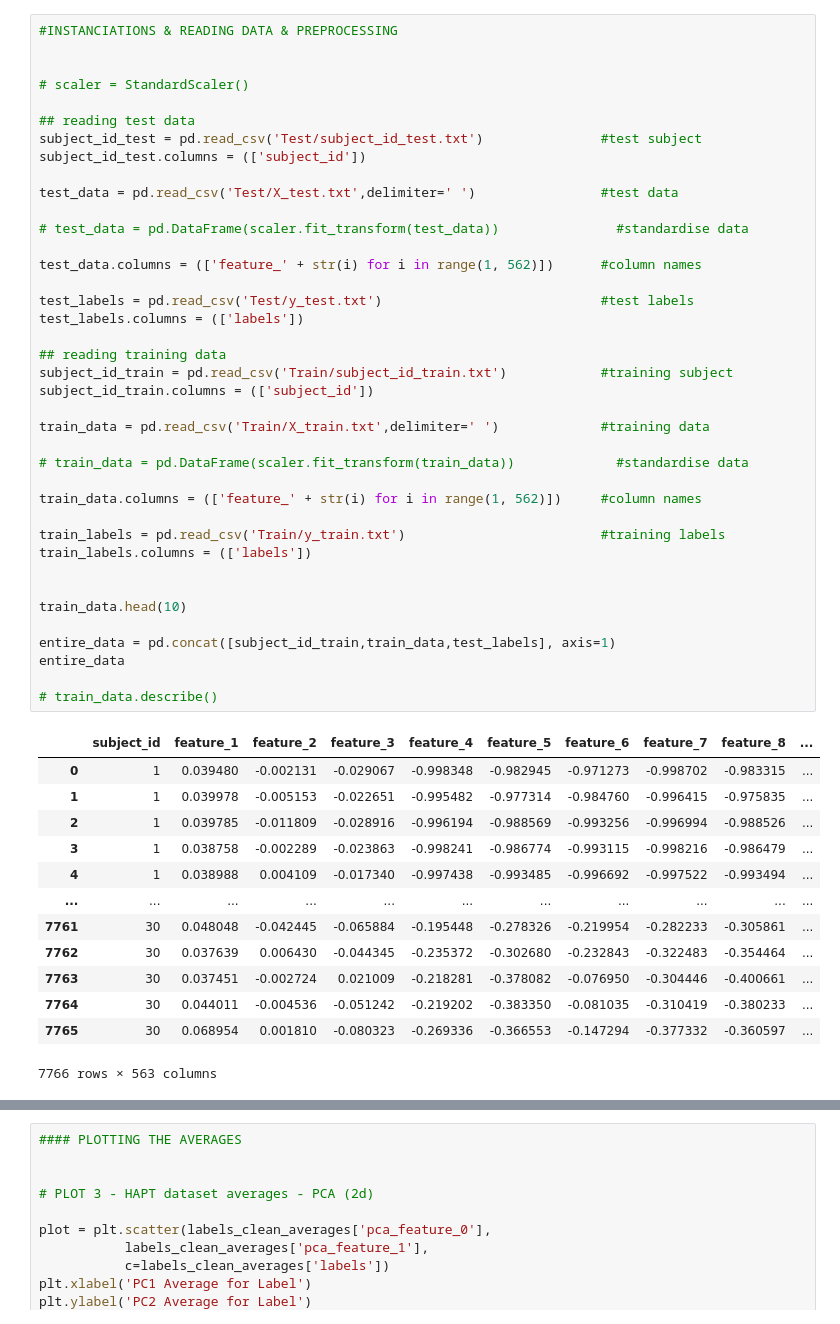
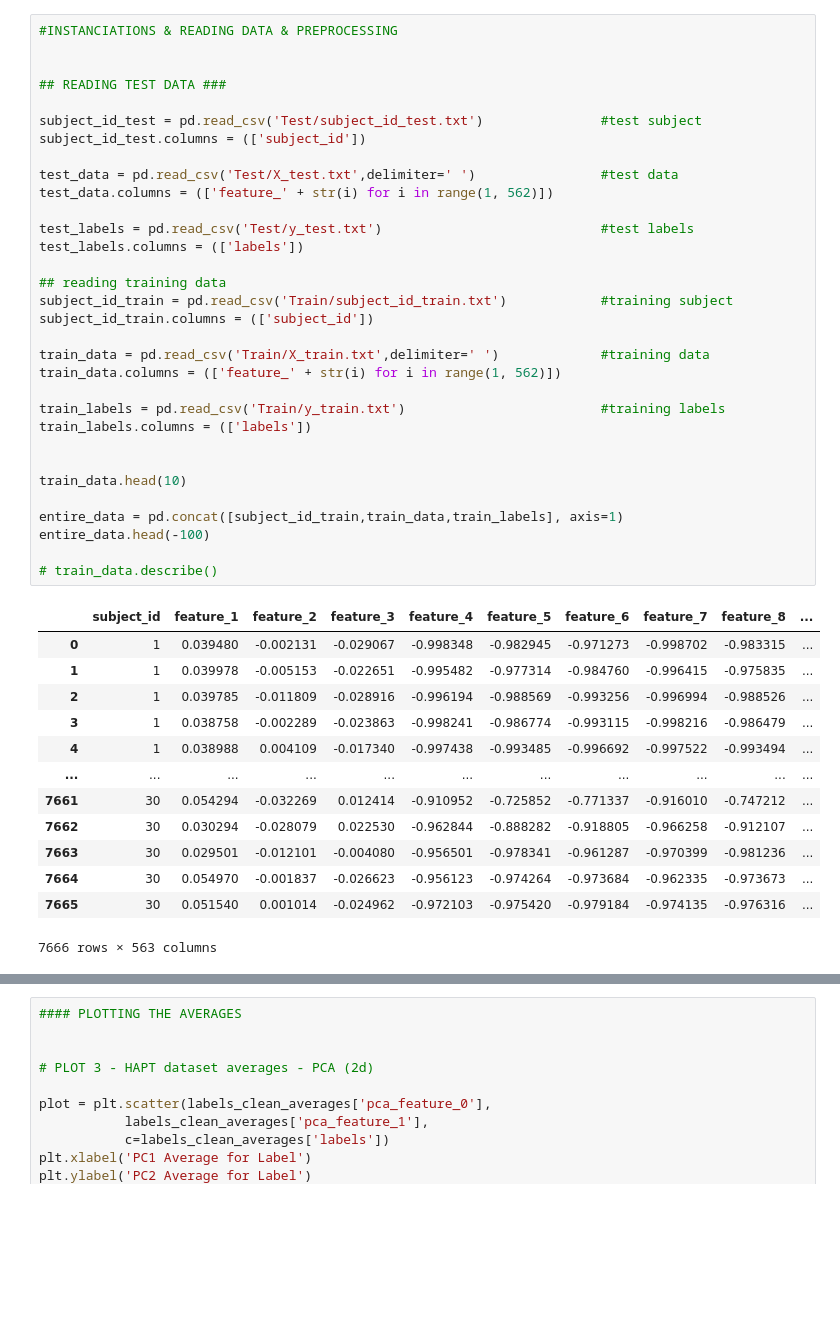
Before and after one commit to jayceeuzo/HAPT_auto_viz, a Jupyter notebook: hapt.ipynb, the cells around one changed output, grey strips where cells are left out. Drawn from its saved outputs; the diff is of its cells as text; blank space fills up the shorter version.

```diff
--- a/hapt.ipynb
+++ b/hapt.ipynb
@@ -28,55 +19,48 @@ def partition_by_criteria(data,criteria):
 #INSTANCIATIONS & READING DATA & PREPROCESSING
 
 
-# scaler = StandardScaler()
+## READING TEST DATA ###
 
-## reading test data
 subject_id_test = pd.read_csv('Test/subject_id_test.txt')               #test subject
 subject_id_test.columns = (['subject_id'])
 
 test_data = pd.read_csv('Test/X_test.txt',delimiter=' ')                #test data
-
-# test_data = pd.DataFrame(scaler.fit_transform(test_data))               #standardise data
-
-test_data.columns = (['feature_' + str(i) for i in range(1, 562)])      #column names
+test_data.columns = (['feature_' + str(i) for i in range(1, 562)])
 
 test_labels = pd.read_csv('Test/y_test.txt')                            #test labels
 test_labels.columns = (['labels'])
 
 ## reading training data
 subject_id_train = pd.read_csv('Train/subject_id_train.txt')            #training subject
 subject_id_train.columns = (['subject_id'])
 
 train_data = pd.read_csv('Train/X_train.txt',delimiter=' ')             #training data
-
-# train_data = pd.DataFrame(scaler.fit_transform(train_data))             #standardise data
-
-train_data.columns = (['feature_' + str(i) for i in range(1, 562)])     #column names
+train_data.columns = (['feature_' + str(i) for i in range(1, 562)])
 
 train_labels = pd.read_csv('Train/y_train.txt')                         #training labels
 train_labels.columns = (['labels'])
 
 
 train_data.head(10)
 
-entire_data = pd.concat([subject_id_train,train_data,test_labels], axis=1)
-entire_data
+entire_data = pd.concat([subject_id_train,train_data,train_labels], axis=1)
+entire_data.head(-100)
 
 # train_data.describe()
 # %% [output]
 |  | subject_id | feature_1 | feature_2 | feature_3 | feature_4 | feature_5 | feature_6 | feature_7 | feature_8 | ... |
 | 0 | 1 | 0.039480 | -0.002131 | -0.029067 | -0.998348 | -0.982945 | -0.971273 | -0.998702 | -0.983315 | ... |
 | 1 | 1 | 0.039978 | -0.005153 | -0.022651 | -0.995482 | -0.977314 | -0.984760 | -0.996415 | -0.975835 | ... |
 | 2 | 1 | 0.039785 | -0.011809 | -0.028916 | -0.996194 | -0.988569 | -0.993256 | -0.996994 | -0.988526 | ... |
 | 3 | 1 | 0.038758 | -0.002289 | -0.023863 | -0.998241 | -0.986774 | -0.993115 | -0.998216 | -0.986479 | ... |
 | 4 | 1 | 0.038988 | 0.004109 | -0.017340 | -0.997438 | -0.993485 | -0.996692 | -0.997522 | -0.993494 | ... |
 | ... | ... | ... | ... | ... | ... | ... | ... | ... | ... | ... |
-| 7761 | 30 | 0.048048 | -0.042445 | -0.065884 | -0.195448 | -0.278326 | -0.219954 | -0.282233 | -0.305861 | ... |
-| 7762 | 30 | 0.037639 | 0.006430 | -0.044345 | -0.235372 | -0.302680 | -0.232843 | -0.322483 | -0.354464 | ... |
-| 7763 | 30 | 0.037451 | -0.002724 | 0.021009 | -0.218281 | -0.378082 | -0.076950 | -0.304446 | -0.400661 | ... |
-| 7764 | 30 | 0.044011 | -0.004536 | -0.051242 | -0.219202 | -0.383350 | -0.081035 | -0.310419 | -0.380233 | ... |
-| 7765 | 30 | 0.068954 | 0.001810 | -0.080323 | -0.269336 | -0.366553 | -0.147294 | -0.377332 | -0.360597 | ... |
+| 7661 | 30 | 0.054294 | -0.032269 | 0.012414 | -0.910952 | -0.725852 | -0.771337 | -0.916010 | -0.747212 | ... |
+| 7662 | 30 | 0.030294 | -0.028079 | 0.022530 | -0.962844 | -0.888282 | -0.918805 | -0.966258 | -0.912107 | ... |
+| 7663 | 30 | 0.029501 | -0.012101 | -0.004080 | -0.956501 | -0.978341 | -0.961287 | -0.970399 | -0.981236 | ... |
+| 7664 | 30 | 0.054970 | -0.001837 | -0.026623 | -0.956123 | -0.974264 | -0.973684 | -0.962335 | -0.973673 | ... |
+| 7665 | 30 | 0.051540 | 0.001014 | -0.024962 | -0.972103 | -0.975420 | -0.979184 | -0.974135 | -0.976316 | ... |
-7766 rows × 563 columns
+7666 rows × 563 columns
 # %%
 ## DATA MANIPULATIONS
 
```
Also changed, not shown: parts of 9 cells of this notebook.
